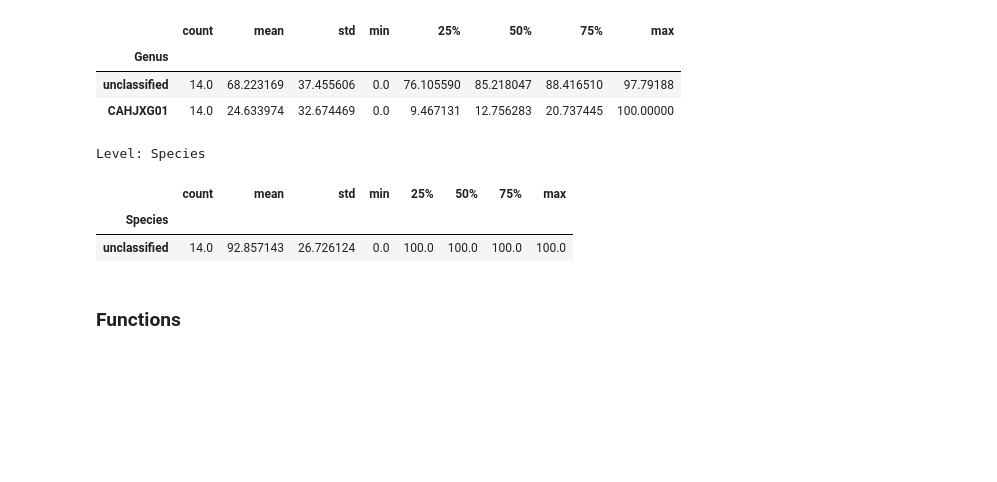
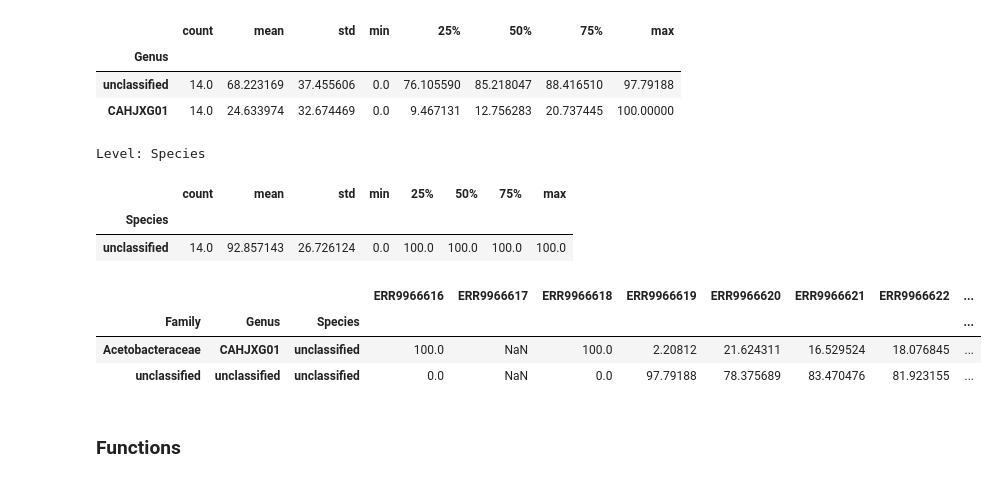
Before and after one commit to usegalaxy-eu/FAIRyMAGs, a Jupyter notebook: bin/use-case-aeromicrobiome-exploration.ipynb, the cells around one changed output. Saved outputs shown, nothing was run; the diff lists cells and outputs as text; code cells hidden in the pictures; blank space fills up the shorter version.

```diff
--- a/bin/use-case-aeromicrobiome-exploration.ipynb
+++ b/bin/use-case-aeromicrobiome-exploration.ipynb
@@ -272,5 +346,12 @@ Level: Species
 |  | count | mean | std | min | 25% | 50% | 75% | max |
 | Species |  |  |  |  |  |  |  |  |
 | unclassified | 14.0 | 92.857143 | 26.726124 | 0.0 | 100.0 | 100.0 | 100.0 | 100.0 |
+# %%
+mq_relative_abund_df
+# %% [output]
+|  |  |  | ERR9966616 | ERR9966617 | ERR9966618 | ERR9966619 | ERR9966620 | ERR9966621 | ERR9966622 | ... |
+| Family | Genus | Species |  |  |  |  |  |  |  | ... |
+| Acetobacteraceae | CAHJXG01 | unclassified | 100.0 | NaN | 100.0 | 2.20812 | 21.624311 | 16.529524 | 18.076845 | ... |
+| unclassified | unclassified | unclassified | 0.0 | NaN | 0.0 | 97.79188 | 78.375689 | 83.470476 | 81.923155 | ... |
 # %% [markdown]
 ### Functions
```
Also changed, not shown: parts of 21 cells of this notebook.
